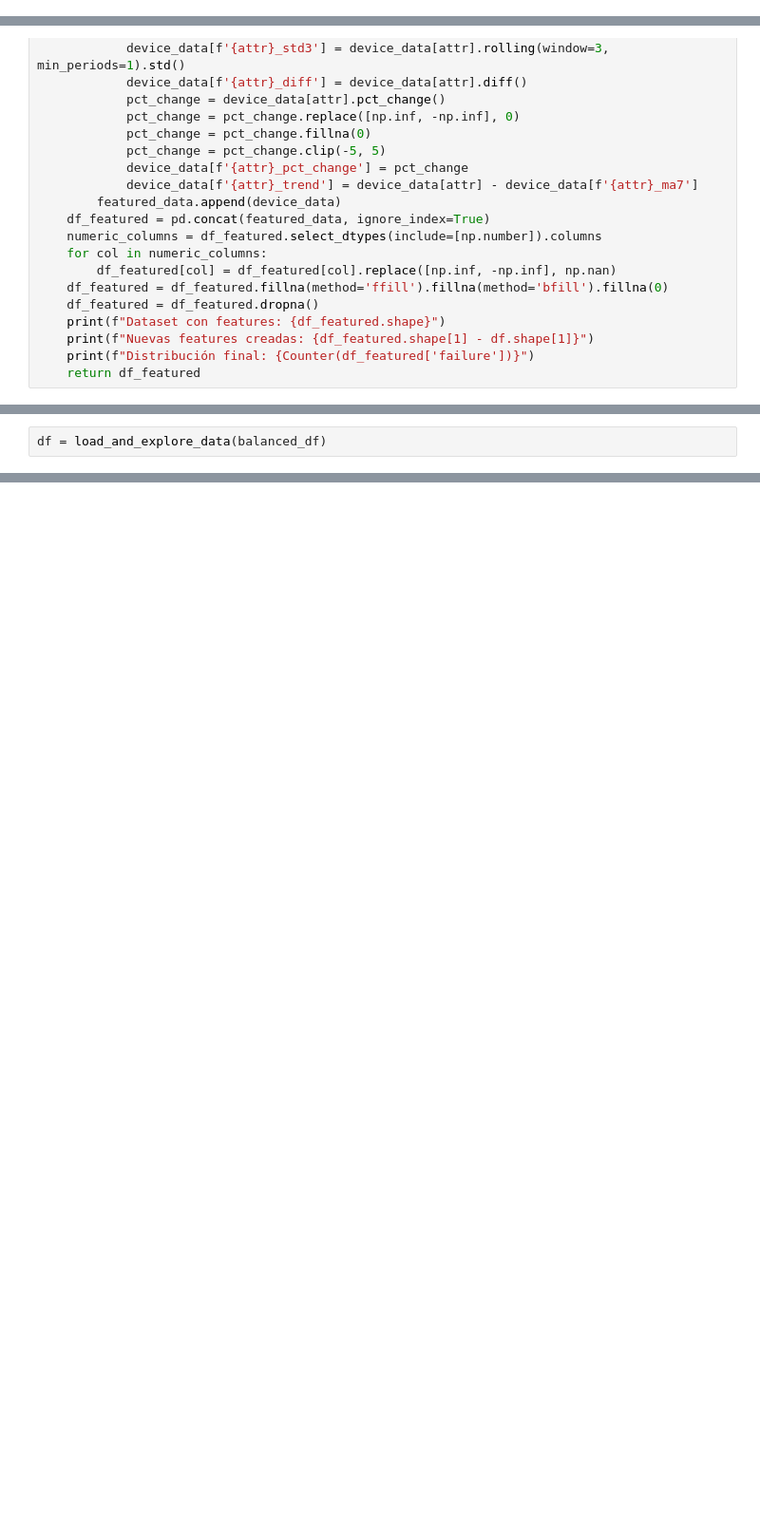
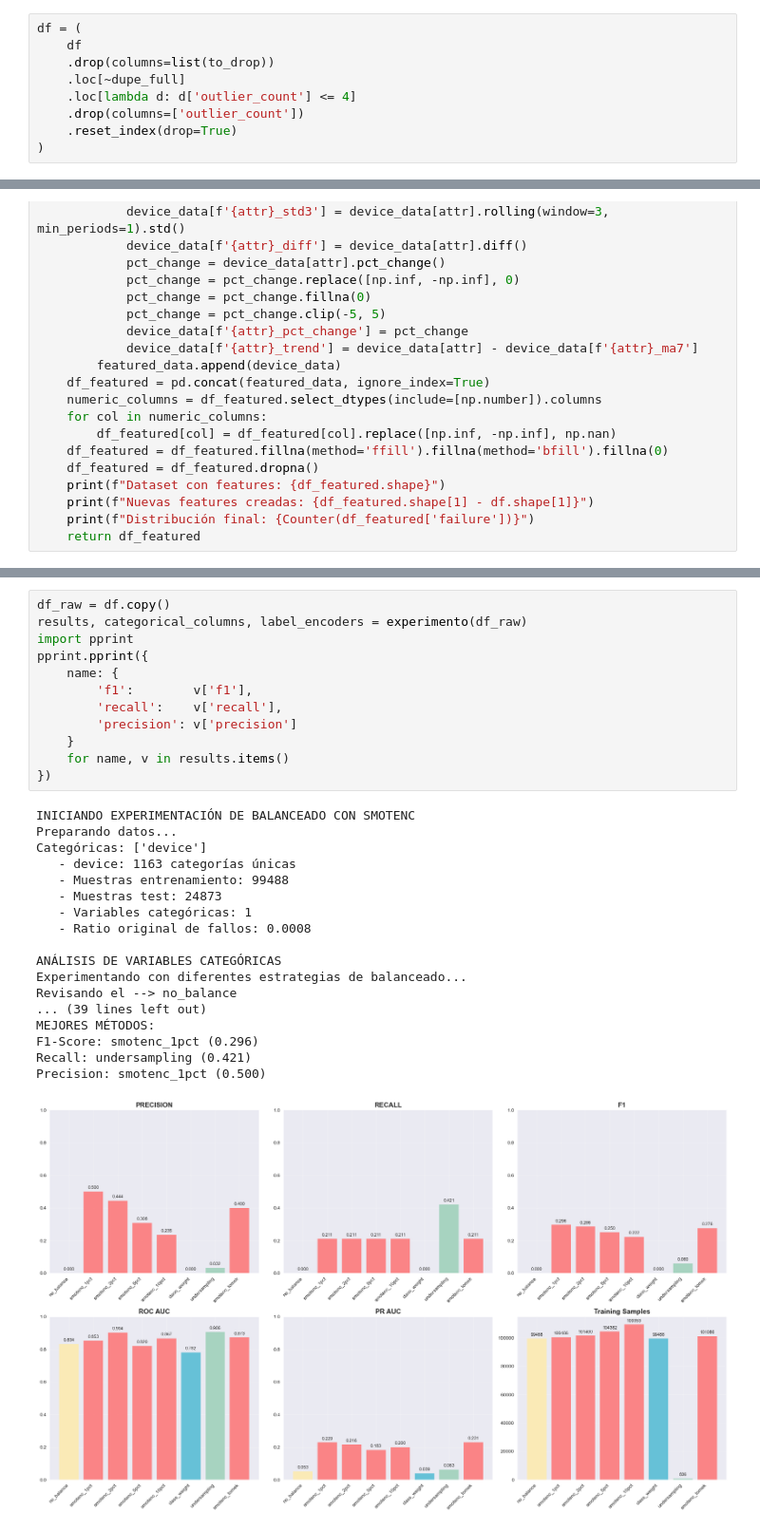
Before and after one commit to juansanm/meli_reto3, a Jupyter notebook: Ejercicio3.ipynb, the cells around one changed output, grey strips where cells are left out. Shown at 95% size. Drawn from its saved outputs; the diff is of its cells as text; blank space fills up the shorter version.

```diff
--- a/Ejercicio3.ipynb
+++ b/Ejercicio3.ipynb
@@ -163,0 +239,9 @@ df
+# %%
+df = (
+    df
+    .drop(columns=list(to_drop))
+    .loc[~dupe_full]
+    .loc[lambda d: d['outlier_count'] <= 4]
+    .drop(columns=['outlier_count'])
+    .reset_index(drop=True)
+)
@@ -852,2 +533,0 @@ def model_comparacion(ensemble_model,  lstm_improved,
-# %%
-df = load_and_explore_data(balanced_df)
@@ -1163,0 +895,31 @@ Falsos negativos críticos (prob < 0.3 pero falló): 71
+# %%
+df_raw = df.copy()
+results, categorical_columns, label_encoders = experimento(df_raw)
+import pprint
+pprint.pprint({
+    name: {
+        'f1':        v['f1'],
+        'recall':    v['recall'],
+        'precision': v['precision']
+    }
+    for name, v in results.items()
+})
+# %% [output]
+INICIANDO EXPERIMENTACIÓN DE BALANCEADO CON SMOTENC
+Preparando datos...
+Categóricas: ['device']
+   - device: 1163 categorías únicas
+   - Muestras entrenamiento: 99488
+   - Muestras test: 24873
+   - Variables categóricas: 1
+   - Ratio original de fallos: 0.0008
+
+ANÁLISIS DE VARIABLES CATEGÓRICAS
+Experimentando con diferentes estrategias de balanceado...
+Revisando el --> no_balance
+... (39 lines left out)
+MEJORES MÉTODOS:
+F1-Score: smotenc_1pct (0.296)
+Recall: undersampling (0.421)
+Precision: smotenc_1pct (0.500)
+[figure, added]
```
Also changed, not shown: parts of 59 cells of this notebook, 6 other files.
